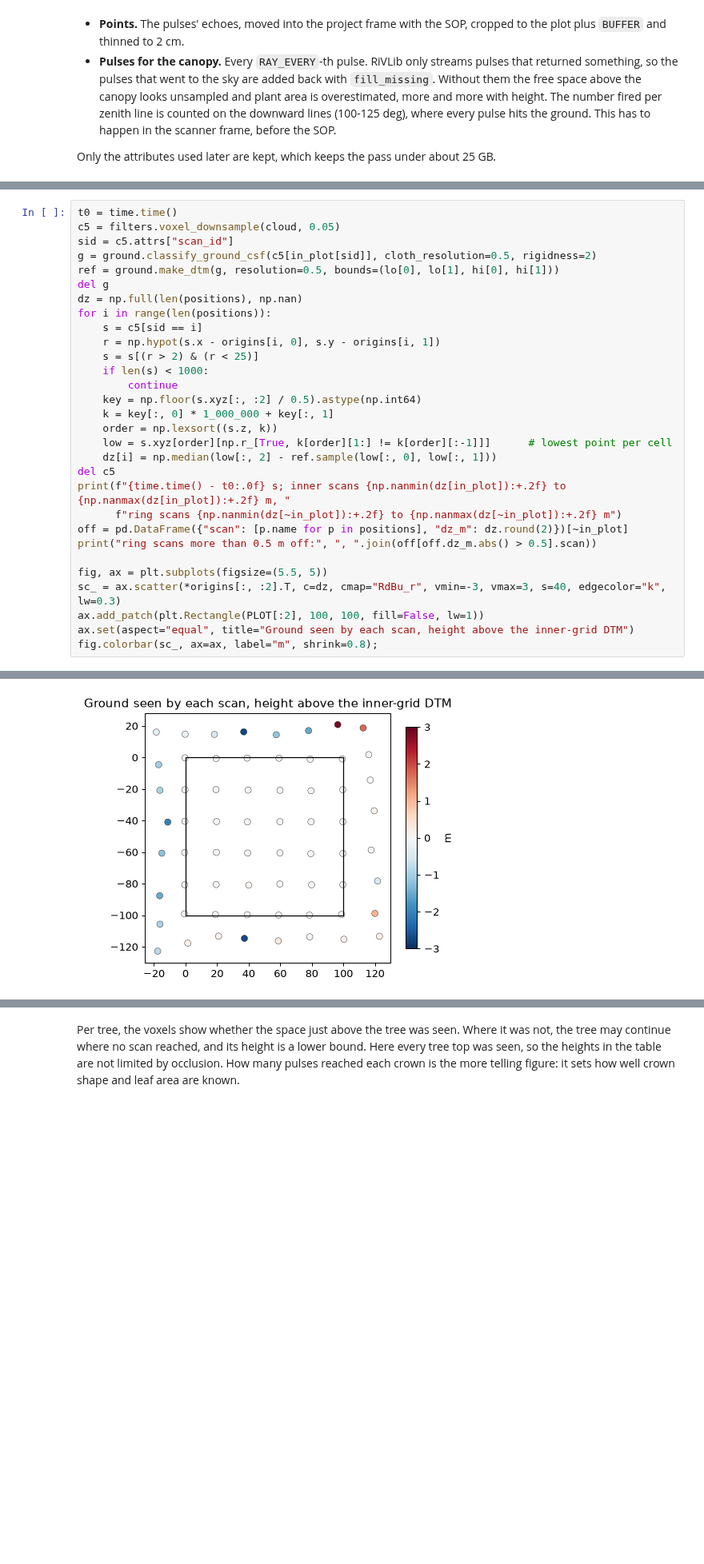
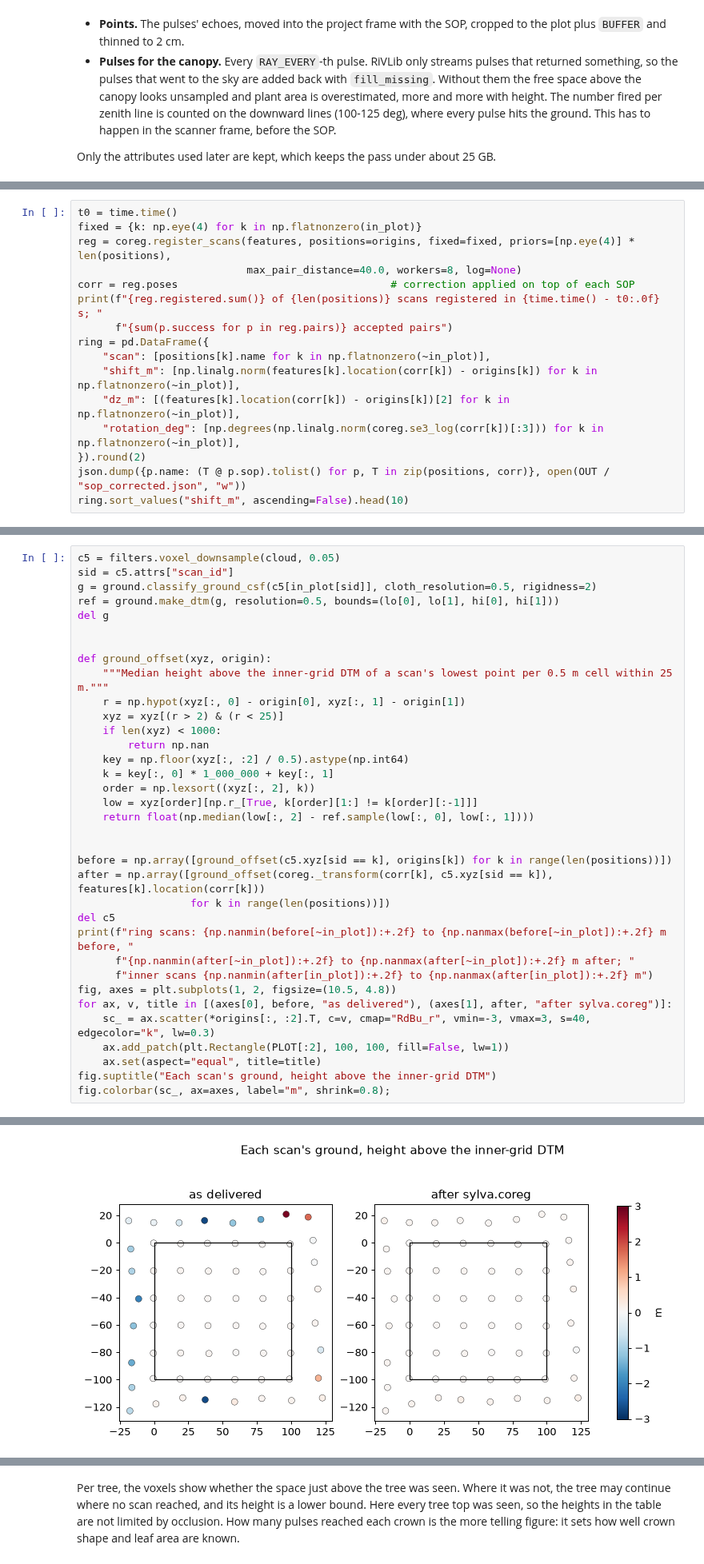
Before and after one commit to UQ-EORC/Sylva, a Jupyter notebook: docs/examples/10_riscan_pipeline.ipynb, the cells around one changed output, grey strips where cells are left out. Shown at 80% size. Cells and saved outputs as stored; diff of their text form; blank space fills up the shorter version.

```diff
--- a/docs/examples/10_riscan_pipeline.ipynb
+++ b/docs/examples/10_riscan_pipeline.ipynb
@@ -157,0 +183,16 @@ reference. A scan registered with the others sits a few centimetres above
+# %%
+t0 = time.time()
+fixed = {k: np.eye(4) for k in np.flatnonzero(in_plot)}
+reg = coreg.register_scans(features, positions=origins, fixed=fixed, priors=[np.eye(4)] * len(positions),
+                           max_pair_distance=40.0, workers=8, log=None)
+corr = reg.poses                                  # correction applied on top of each SOP
+print(f"{reg.registered.sum()} of {len(positions)} scans registered in {time.time() - t0:.0f} s; "
+      f"{sum(p.success for p in reg.pairs)} accepted pairs")
+ring = pd.DataFrame({
+    "scan": [positions[k].name for k in np.flatnonzero(~in_plot)],
+    "shift_m": [np.linalg.norm(features[k].location(corr[k]) - origins[k]) for k in np.flatnonzero(~in_plot)],
+    "dz_m": [(features[k].location(corr[k]) - origins[k])[2] for k in np.flatnonzero(~in_plot)],
+    "rotation_deg": [np.degrees(np.linalg.norm(coreg.se3_log(corr[k])[:3])) for k in np.flatnonzero(~in_plot)],
+}).round(2)
+json.dump({p.name: (T @ p.sop).tolist() for p, T in zip(positions, corr)}, open(OUT / "sop_corrected.json", "w"))
+ring.sort_values("shift_m", ascending=False).head(10)
@@ -158,31 +212,36 @@ reference. A scan registered with the others sits a few centimetres above
 # %%
-t0 = time.time()
 c5 = filters.voxel_downsample(cloud, 0.05)
 sid = c5.attrs["scan_id"]
 g = ground.classify_ground_csf(c5[in_plot[sid]], cloth_resolution=0.5, rigidness=2)
 ref = ground.make_dtm(g, resolution=0.5, bounds=(lo[0], lo[1], hi[0], hi[1]))
 del g
-dz = np.full(len(positions), np.nan)
-for i in range(len(positions)):
-    s = c5[sid == i]
-    r = np.hypot(s.x - origins[i, 0], s.y - origins[i, 1])
-    s = s[(r > 2) & (r < 25)]
-    if len(s) < 1000:
-        continue
-    key = np.floor(s.xyz[:, :2] / 0.5).astype(np.int64)
+
+
+def ground_offset(xyz, origin):
+    """Median height above the inner-grid DTM of a scan's lowest point per 0.5 m cell within 25 m."""
+    r = np.hypot(xyz[:, 0] - origin[0], xyz[:, 1] - origin[1])
+    xyz = xyz[(r > 2) & (r < 25)]
+    if len(xyz) < 1000:
+        return np.nan
+    key = np.floor(xyz[:, :2] / 0.5).astype(np.int64)
     k = key[:, 0] * 1_000_000 + key[:, 1]
-    order = np.lexsort((s.z, k))
-    low = s.xyz[order][np.r_[True, k[order][1:] != k[order][:-1]]]      # lowest point per cell
-    dz[i] = np.median(low[:, 2] - ref.sample(low[:, 0], low[:, 1]))
+    order = np.lexsort((xyz[:, 2], k))
+    low = xyz[order][np.r_[True, k[order][1:] != k[order][:-1]]]
+    return float(np.median(low[:, 2] - ref.sample(low[:, 0], low[:, 1])))
+
+
+before = np.array([ground_offset(c5.xyz[sid == k], origins[k]) for k in range(len(positions))])
+after = np.array([ground_offset(coreg._transform(corr[k], c5.xyz[sid == k]), features[k].location(corr[k]))
+                  for k in range(len(positions))])
 del c5
-print(f"{time.time() - t0:.0f} s; inner scans {np.nanmin(dz[in_plot]):+.2f} to {np.nanmax(dz[in_plot]):+.2f} m, "
-      f"ring scans {np.nanmin(dz[~in_plot]):+.2f} to {np.nanmax(dz[~in_plot]):+.2f} m")
-off = pd.DataFrame({"scan": [p.name for p in positions], "dz_m": dz.round(2)})[~in_plot]
-print("ring scans more than 0.5 m off:", ", ".join(off[off.dz_m.abs() > 0.5].scan))
-
-fig, ax = plt.subplots(figsize=(5.5, 5))
-sc_ = ax.scatter(*origins[:, :2].T, c=dz, cmap="RdBu_r", vmin=-3, vmax=3, s=40, edgecolor="k", lw=0.3)
-ax.add_patch(plt.Rectangle(PLOT[:2], 100, 100, fill=False, lw=1))
-ax.set(aspect="equal", title="Ground seen by each scan, height above the inner-grid DTM")
-fig.colorbar(sc_, ax=ax, label="m", shrink=0.8);
+print(f"ring scans: {np.nanmin(before[~in_plot]):+.2f} to {np.nanmax(before[~in_plot]):+.2f} m before, "
+      f"{np.nanmin(after[~in_plot]):+.2f} to {np.nanmax(after[~in_plot]):+.2f} m after; "
+      f"inner scans {np.nanmin(after[in_plot]):+.2f} to {np.nanmax(after[in_plot]):+.2f} m")
+fig, axes = plt.subplots(1, 2, figsize=(10.5, 4.8))
+for ax, v, title in [(axes[0], before, "as delivered"), (axes[1], after, "after sylva.coreg")]:
+    sc_ = ax.scatter(*origins[:, :2].T, c=v, cmap="RdBu_r", vmin=-3, vmax=3, s=40, edgecolor="k", lw=0.3)
+    ax.add_patch(plt.Rectangle(PLOT[:2], 100, 100, fill=False, lw=1))
+    ax.set(aspect="equal", title=title)
+fig.suptitle("Each scan's ground, height above the inner-grid DTM")
+fig.colorbar(sc_, ax=axes, label="m", shrink=0.8);
 # %% [output]
@@ -191 +249 @@ ring scans more than 0.5 m off: ScanPos037, ScanPos040, ScanPos046, ScanPos053,
-[figure, old version]
+[figure, new version]
```
Also changed, not shown: parts of 24 cells of this notebook, 1 other file.
